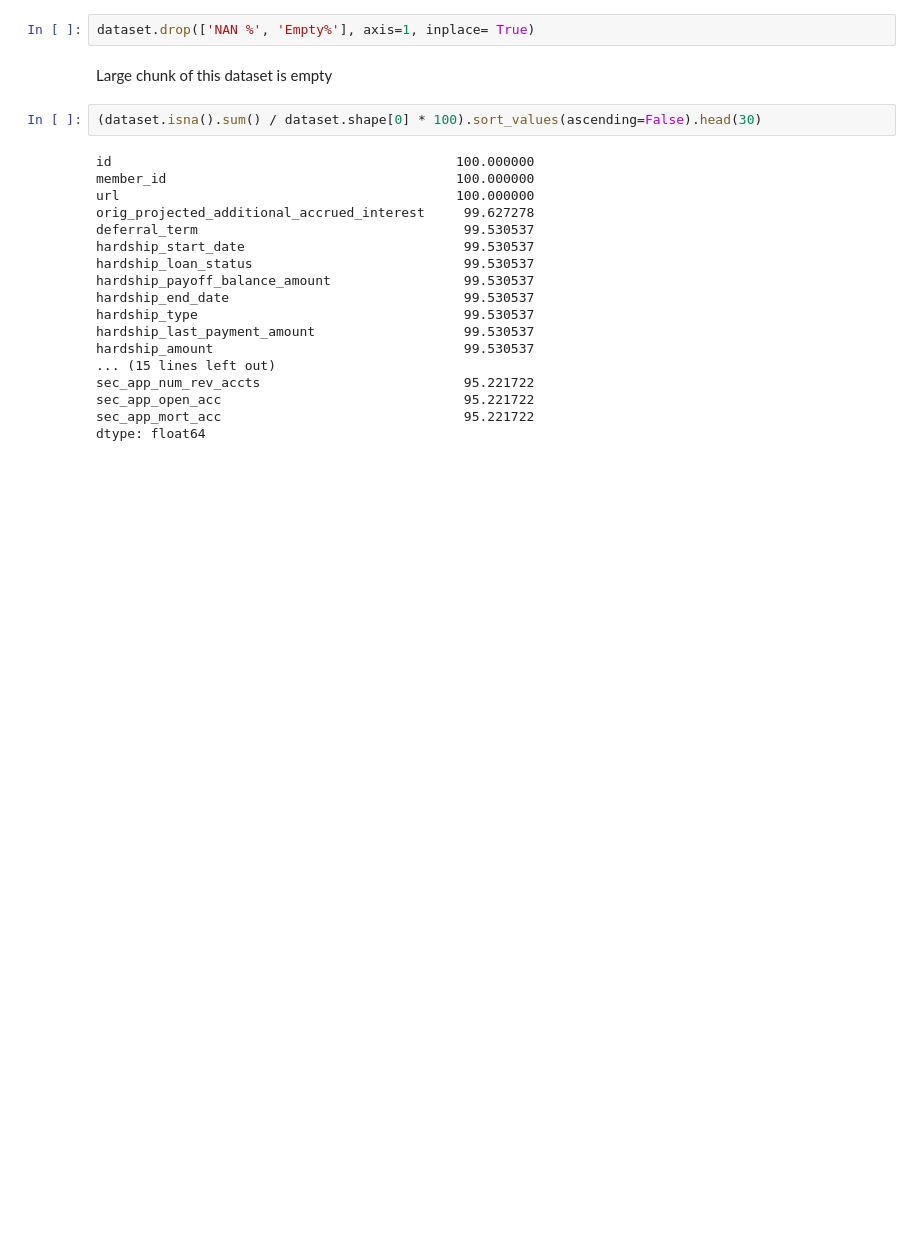
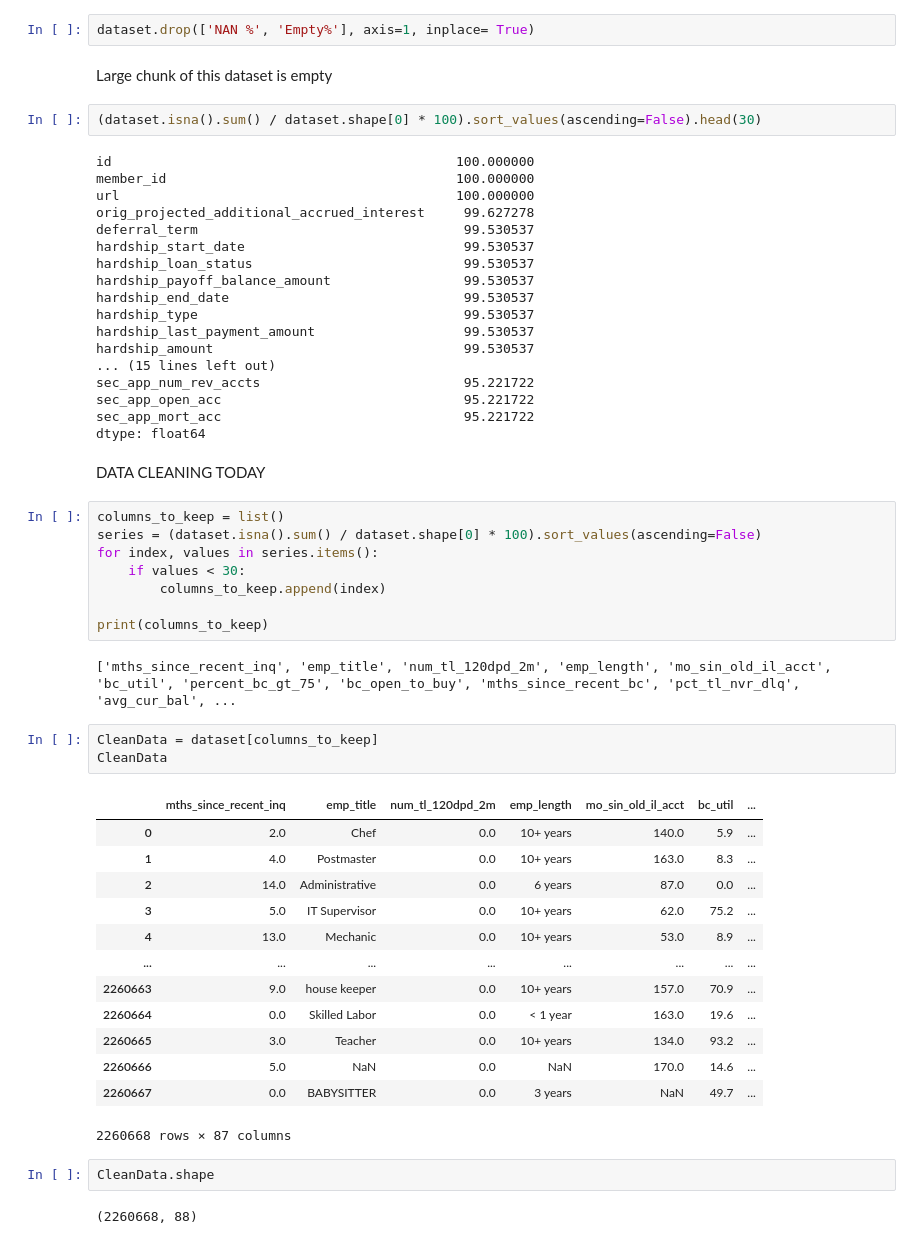
Before and after one commit to septembershashanksharma-hub/finsight-ai, a Jupyter notebook: week1_foundation.ipynb, the cells around one changed output. Drawn from its saved outputs; the diff is of its cells as text; blank space fills up the shorter version.

Commit message:
Week 1: Day 3 - cleaned dataset, dropped high-null columns, fixed data types, handled missing values

```diff
--- a/week1_foundation.ipynb
+++ b/week1_foundation.ipynb
@@ -220,3 +220,36 @@ sec_app_num_rev_accts                          95.221722
 sec_app_open_acc                               95.221722
 sec_app_mort_acc                               95.221722
 dtype: float64
+# %% [markdown]
+DATA CLEANING TODAY
+# %%
+columns_to_keep = list()
+series = (dataset.isna().sum() / dataset.shape[0] * 100).sort_values(ascending=False)
+for index, values in series.items():
+    if values < 30:
+        columns_to_keep.append(index)
+
+print(columns_to_keep)
+# %% [output]
+['mths_since_recent_inq', 'emp_title', 'num_tl_120dpd_2m', 'emp_length', 'mo_sin_old_il_acct', 'bc_util', 'percent_bc_gt_75', 'bc_open_to_buy', 'mths_since_recent_bc', 'pct_tl_nvr_dlq', 'avg_cur_bal', ...
+# %%
+CleanData = dataset[columns_to_keep]
+CleanData
+# %% [output]
+|  | mths_since_recent_inq | emp_title | num_tl_120dpd_2m | emp_length | mo_sin_old_il_acct | bc_util | ... |
+| 0 | 2.0 | Chef | 0.0 | 10+ years | 140.0 | 5.9 | ... |
+| 1 | 4.0 | Postmaster | 0.0 | 10+ years | 163.0 | 8.3 | ... |
+| 2 | 14.0 | Administrative | 0.0 | 6 years | 87.0 | 0.0 | ... |
+| 3 | 5.0 | IT Supervisor | 0.0 | 10+ years | 62.0 | 75.2 | ... |
+| 4 | 13.0 | Mechanic | 0.0 | 10+ years | 53.0 | 8.9 | ... |
+| ... | ... | ... | ... | ... | ... | ... | ... |
+| 2260663 | 9.0 | house keeper | 0.0 | 10+ years | 157.0 | 70.9 | ... |
+| 2260664 | 0.0 | Skilled Labor | 0.0 | < 1 year | 163.0 | 19.6 | ... |
+| 2260665 | 3.0 | Teacher | 0.0 | 10+ years | 134.0 | 93.2 | ... |
+| 2260666 | 5.0 | NaN | 0.0 | NaN | 170.0 | 14.6 | ... |
+| 2260667 | 0.0 | BABYSITTER | 0.0 | 3 years | NaN | 49.7 | ... |
+2260668 rows × 87 columns
+# %%
+CleanData.shape
+# %% [output]
+(2260668, 88)
```
Also changed, not shown: parts of 15 cells of this notebook.
